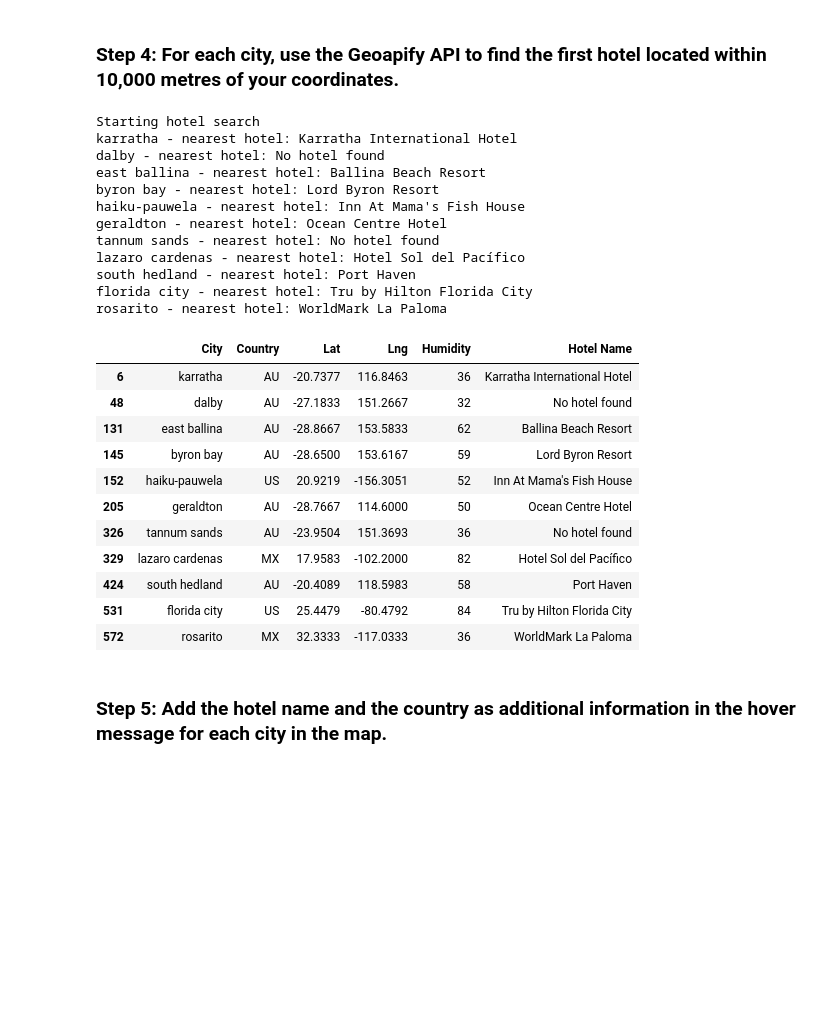
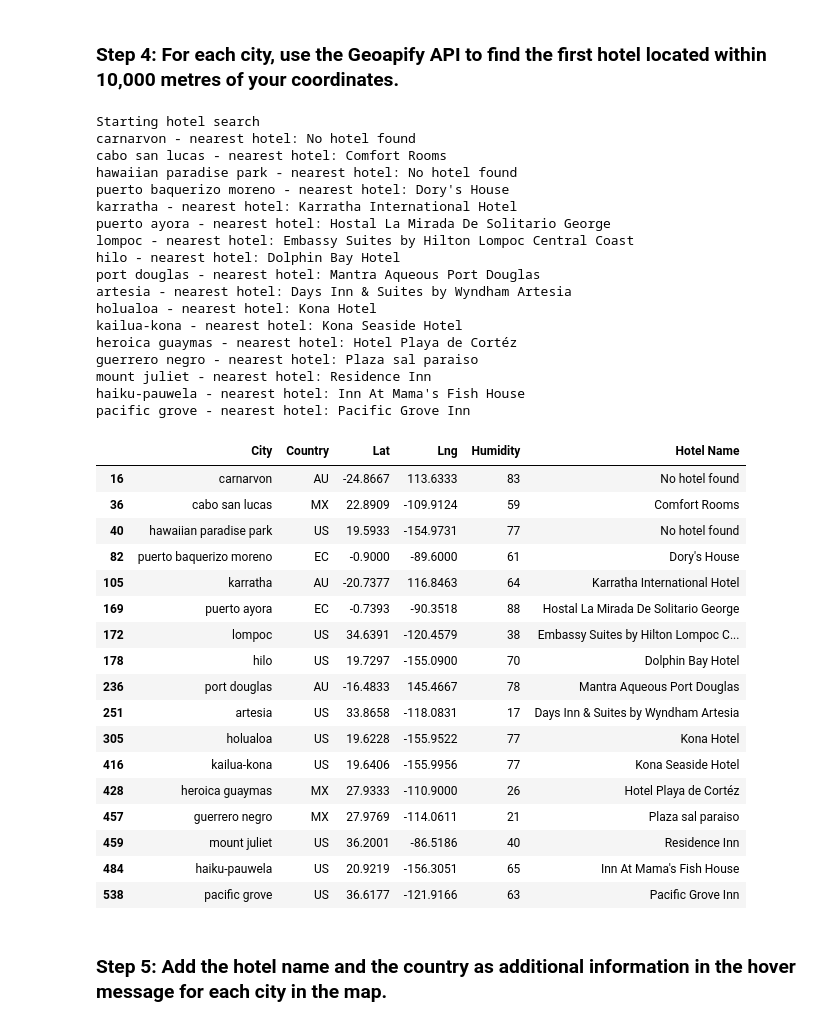
Before and after one commit to SecondHandSushi/python-api-challenge, a Jupyter notebook: Weatherpy/VacationPy.ipynb, the cells around one changed output. Cells and saved outputs as stored; diff of their text form; code cells hidden in the pictures; blank space fills up the shorter version.

```diff
--- a/Weatherpy/VacationPy.ipynb
+++ b/Weatherpy/VacationPy.ipynb
@@ -59,7 +59,7 @@ filtered_df = city_data_df[
 
 ]
 # Drop any rows with null values
-# YOUR CODE HERE
+filtered_df=filtered_df.dropna()
 
 # Display sample data
 filtered_df.head(40)
@@ -133,8 +139,6 @@ params = {
     "bias":bias,
     "apiKey":geoapify_key
 }
-# Set base URL
-base_url = "https://api.geoapify.com/v2/places"
 # Print a message to follow up the hotel search
 print("Starting hotel search")
 
@@ -147,53 +151,65 @@ for index, row in hotel_df.iterrows():
     # Add filter and bias parameters with the current city's latitude and longitude to the params dictionary
     params["filter"] = f"circle:{longitude},{latitude},{radius}"
     params["bias"] = f"proximity:{longitude},{latitude}"
     params["categories"] = f"accommodation.hotel"
     # Set base URL
     base_url = "https://api.geoapify.com/v2/places"
 
     # Make and API request using the params dictionaty
     name_address = requests.get(base_url, params=params)
     #print(name_address)
     # Convert the API response to JSON format
     name_address = name_address.json()
 
     # Grab the first hotel from the results and store the name in the hotel_df DataFrame
     try:
         hotel_df.loc[index, "Hotel Name"] = name_address["features"][0]["properties"]["name"]
     except (KeyError, IndexError):
         # If no hotel is found, set the hotel name as "No hotel found".
         hotel_df.loc[index, "Hotel Name"] = "No hotel found"
 
     # Log the search results
     print(f"{hotel_df.loc[index, 'City']} - nearest hotel: {hotel_df.loc[index, 'Hotel Name']}")
 
 # Display sample data
 hotel_df
 # %% [output]
 Starting hotel search
+carnarvon - nearest hotel: No hotel found
+cabo san lucas - nearest hotel: Comfort Rooms
+hawaiian paradise park - nearest hotel: No hotel found
+puerto baquerizo moreno - nearest hotel: Dory's House
 karratha - nearest hotel: Karratha International Hotel
-dalby - nearest hotel: No hotel found
-east ballina - nearest hotel: Ballina Beach Resort
-byron bay - nearest hotel: Lord Byron Resort
+puerto ayora - nearest hotel: Hostal La Mirada De Solitario George
+lompoc - nearest hotel: Embassy Suites by Hilton Lompoc Central Coast
+hilo - nearest hotel: Dolphin Bay Hotel
+port douglas - nearest hotel: Mantra Aqueous Port Douglas
+artesia - nearest hotel: Days Inn & Suites by Wyndham Artesia
+holualoa - nearest hotel: Kona Hotel
+kailua-kona - nearest hotel: Kona Seaside Hotel
+heroica guaymas - nearest hotel: Hotel Playa de Cortéz
+guerrero negro - nearest hotel: Plaza sal paraiso
+mount juliet - nearest hotel: Residence Inn
 haiku-pauwela - nearest hotel: Inn At Mama's Fish House
-geraldton - nearest hotel: Ocean Centre Hotel
-tannum sands - nearest hotel: No hotel found
-lazaro cardenas - nearest hotel: Hotel Sol del Pacífico
-south hedland - nearest hotel: Port Haven
-florida city - nearest hotel: Tru by Hilton Florida City
-rosarito - nearest hotel: WorldMark La Paloma
+pacific grove - nearest hotel: Pacific Grove Inn
 |  | City | Country | Lat | Lng | Humidity | Hotel Name |
-| 6 | karratha | AU | -20.7377 | 116.8463 | 36 | Karratha International Hotel |
-| 48 | dalby | AU | -27.1833 | 151.2667 | 32 | No hotel found |
-| 131 | east ballina | AU | -28.8667 | 153.5833 | 62 | Ballina Beach Resort |
-| 145 | byron bay | AU | -28.6500 | 153.6167 | 59 | Lord Byron Resort |
-| 152 | haiku-pauwela | US | 20.9219 | -156.3051 | 52 | Inn At Mama's Fish House |
-| 205 | geraldton | AU | -28.7667 | 114.6000 | 50 | Ocean Centre Hotel |
-| 326 | tannum sands | AU | -23.9504 | 151.3693 | 36 | No hotel found |
-| 329 | lazaro cardenas | MX | 17.9583 | -102.2000 | 82 | Hotel Sol del Pacífico |
-| 424 | south hedland | AU | -20.4089 | 118.5983 | 58 | Port Haven |
-| 531 | florida city | US | 25.4479 | -80.4792 | 84 | Tru by Hilton Florida City |
-| 572 | rosarito | MX | 32.3333 | -117.0333 | 36 | WorldMark La Paloma |
+| 16 | carnarvon | AU | -24.8667 | 113.6333 | 83 | No hotel found |
+| 36 | cabo san lucas | MX | 22.8909 | -109.9124 | 59 | Comfort Rooms |
+| 40 | hawaiian paradise park | US | 19.5933 | -154.9731 | 77 | No hotel found |
+| 82 | puerto baquerizo moreno | EC | -0.9000 | -89.6000 | 61 | Dory's House |
+| 105 | karratha | AU | -20.7377 | 116.8463 | 64 | Karratha International Hotel |
+| 169 | puerto ayora | EC | -0.7393 | -90.3518 | 88 | Hostal La Mirada De Solitario George |
+| 172 | lompoc | US | 34.6391 | -120.4579 | 38 | Embassy Suites by Hilton Lompoc C... |
+| 178 | hilo | US | 19.7297 | -155.0900 | 70 | Dolphin Bay Hotel |
+| 236 | port douglas | AU | -16.4833 | 145.4667 | 78 | Mantra Aqueous Port Douglas |
+| 251 | artesia | US | 33.8658 | -118.0831 | 17 | Days Inn & Suites by Wyndham Artesia |
+| 305 | holualoa | US | 19.6228 | -155.9522 | 77 | Kona Hotel |
+| 416 | kailua-kona | US | 19.6406 | -155.9956 | 77 | Kona Seaside Hotel |
+| 428 | heroica guaymas | MX | 27.9333 | -110.9000 | 26 | Hotel Playa de Cortéz |
+| 457 | guerrero negro | MX | 27.9769 | -114.0611 | 21 | Plaza sal paraiso |
+| 459 | mount juliet | US | 36.2001 | -86.5186 | 40 | Residence Inn |
+| 484 | haiku-pauwela | US | 20.9219 | -156.3051 | 65 | Inn At Mama's Fish House |
+| 538 | pacific grove | US | 36.6177 | -121.9166 | 63 | Pacific Grove Inn |
 # %% [markdown]
 ### Step 5: Add the hotel name and the country as additional information in the hover message for each city in the map.
 # %%
```
Also changed, not shown: parts of 6 cells of this notebook, 7 other files.
